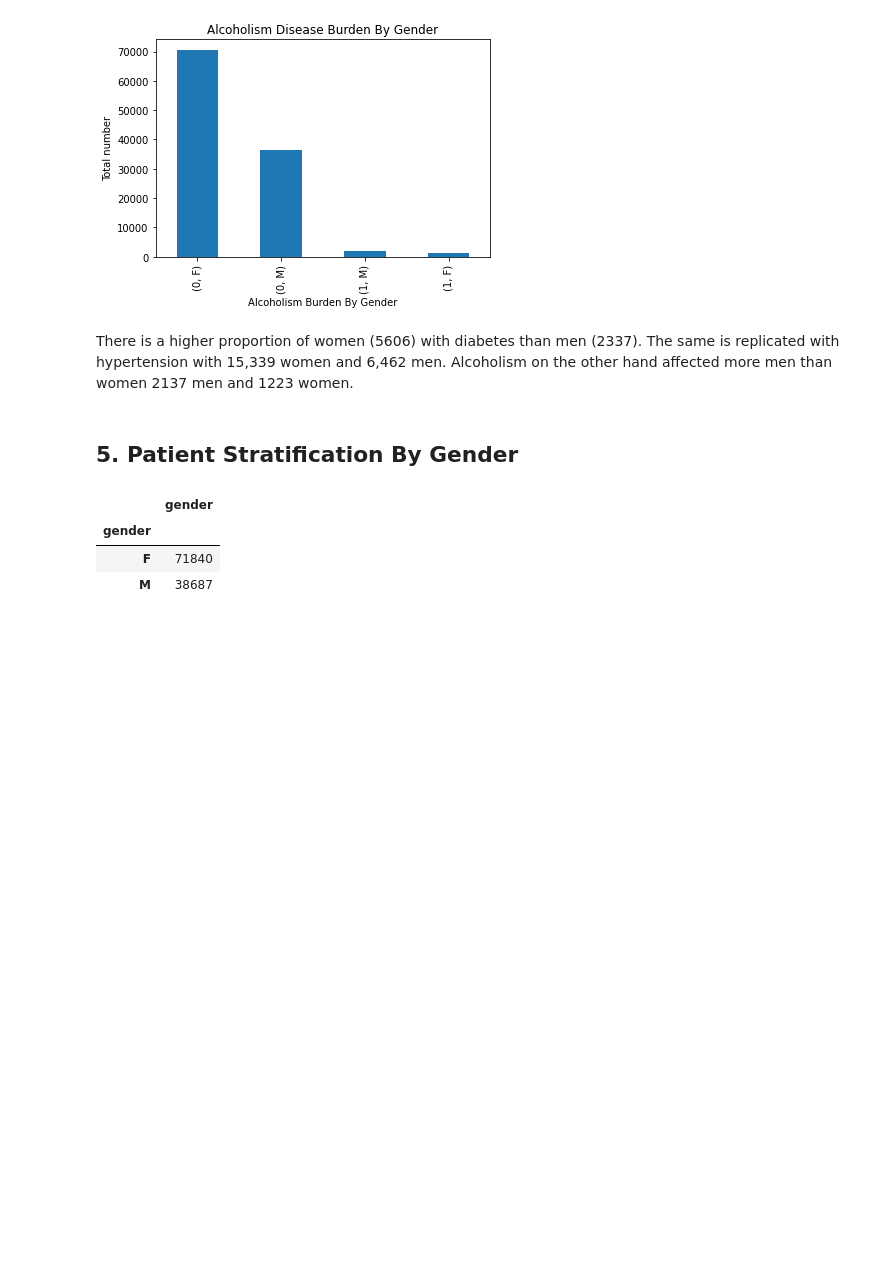
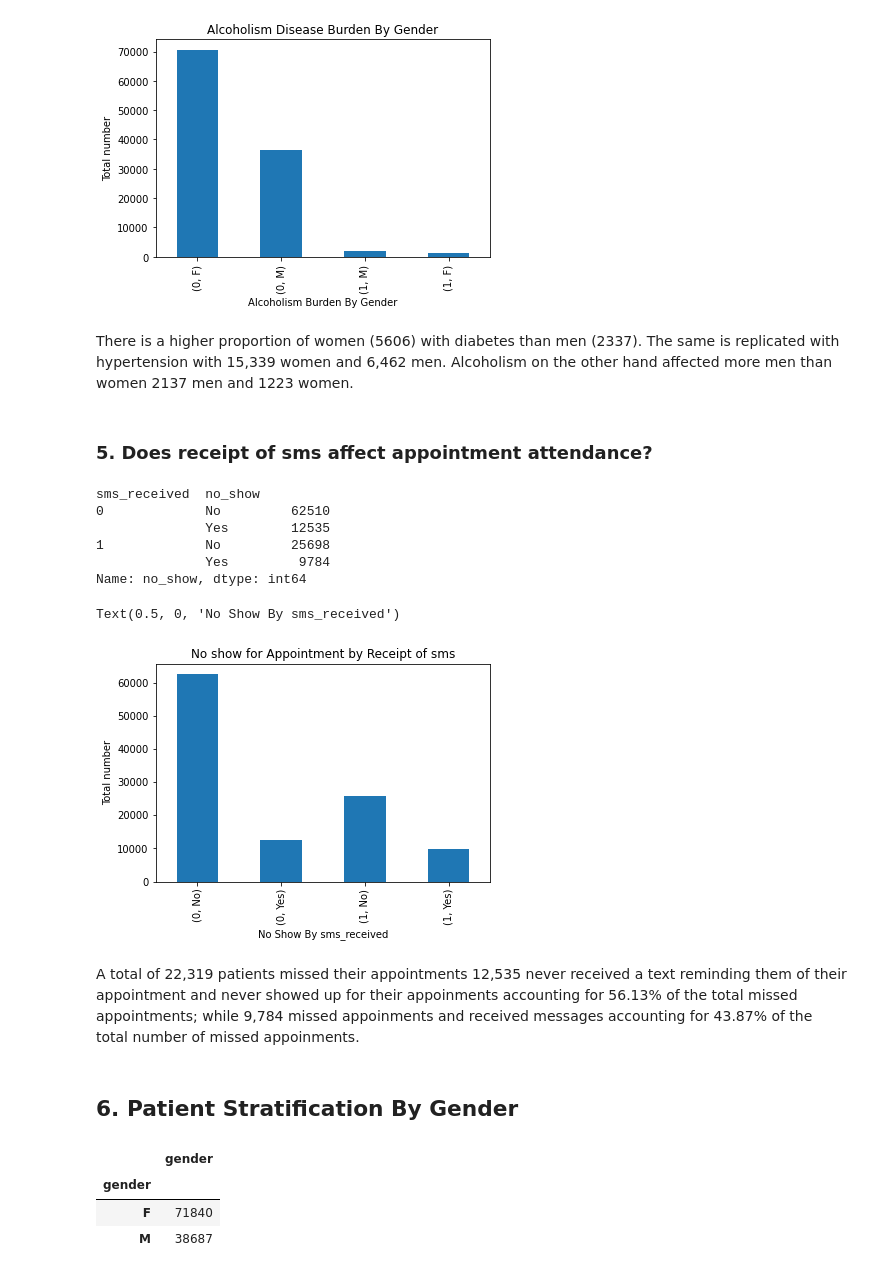
Before and after one commit to ochanyo/-Health-Data-Stories-A-case-of-Patient-Medical-Appointment-Attendance-In-Brazil, a Jupyter notebook: Data Exploration and Understanding Notebook.ipynb, the cells around one changed output. Cells and saved outputs as stored; diff of their text form; code cells hidden in the pictures; blank space fills up the shorter version.

```diff
--- a/Data Exploration and Understanding Notebook.ipynb
+++ b/Data Exploration and Understanding Notebook.ipynb
@@ -397,8 +397,29 @@ Text(0.5, 0, 'Alcoholism Burden By Gender')
 There is a higher proportion of women (5606) with diabetes than men (2337).
 The same is replicated with hypertension with 15,339 women and 6,462 men.
 Alcoholism on the other hand affected more men than women 2137 men and 1223 women.
+# %% [markdown]
+### 5. Does receipt of sms affect appointment attendance?
+# %%
+df_brazil.groupby('sms_received').no_show.value_counts()
+# %% [output]
+sms_received  no_show
+0             No         62510
+              Yes        12535
+1             No         25698
+              Yes         9784
+Name: no_show, dtype: int64
+# %%
+df_brazil.groupby('sms_received').no_show.value_counts().plot(kind='bar',title='No show for Appointment by Receipt of sms')
+plt.ylabel('Total number')
+plt.xlabel('No Show By sms_received')
+# %% [output]
+Text(0.5, 0, 'No Show By sms_received')
+[figure, added]
+# %% [markdown]
+A total of 22,319 patients missed their appointments
+12,535 never received a text reminding them of their appointment and never showed up for their appoinments accounting for 56.13% of the total missed appointments; while 9,784 missed appoinments and received messages accounting for 43.87% of the total number of missed appoinments.
 # %% [markdown]
-## 5. Patient Stratification By Gender
+## 6. Patient Stratification By Gender
 # %%
 appp=df_brazil.groupby(['gender'])['gender'].count().to_frame()
 appp
```
Also changed, not shown: parts of 1 cell of this notebook.
